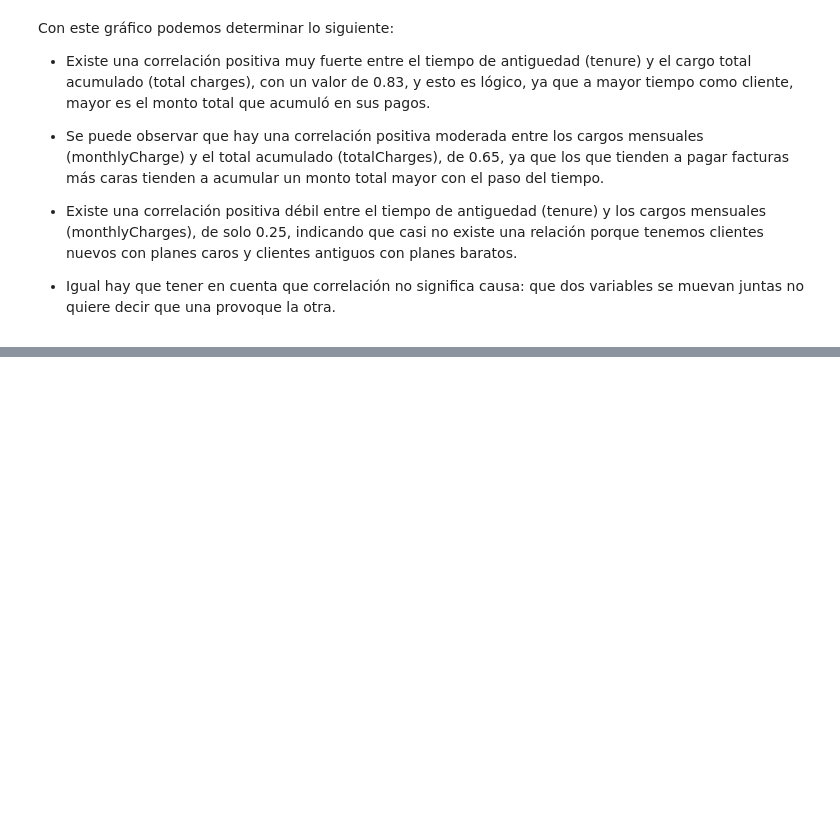
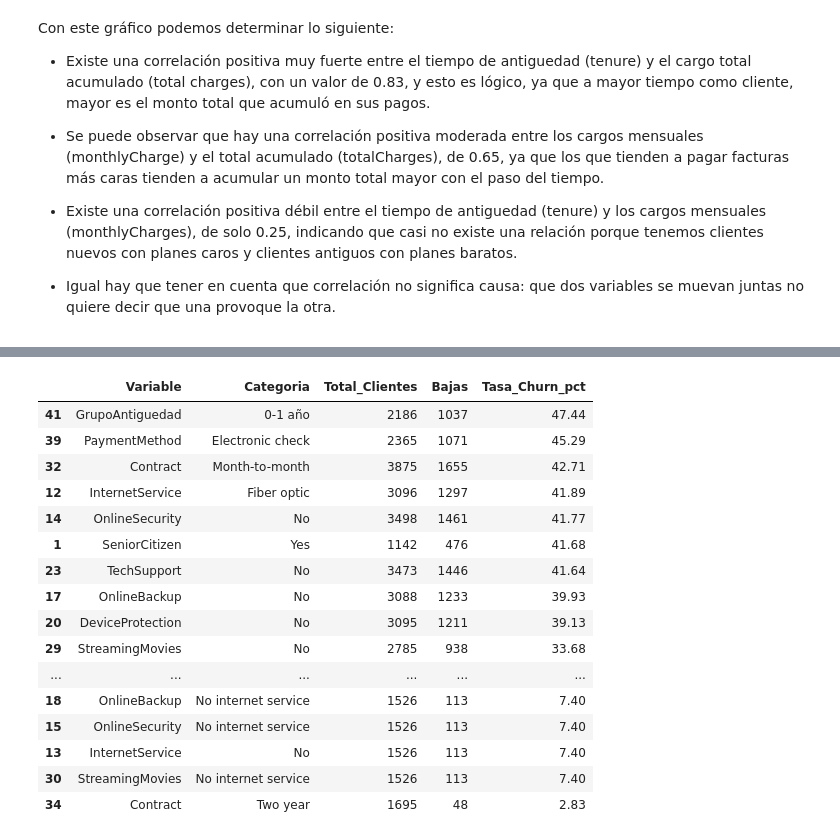
Before and after one commit to andyargg/tpi-analisis-de-datos, a Jupyter notebook: notebooks/TPI_Analisis_de_Datos.ipynb, the cells around one changed output, grey strips where cells are left out. Cells and saved outputs as stored; diff of their text form; code cells hidden in the pictures; blank space fills up the shorter version.

```diff
--- a/notebooks/TPI_Analisis_de_Datos.ipynb
+++ b/notebooks/TPI_Analisis_de_Datos.ipynb
@@ -482,0 +546,44 @@ Con este gráfico podemos determinar lo siguiente:
+# %%
+if "ChurnNum" not in df.columns:
+  df["ChurnNum"] = (df["Churn"] == "Yes").astype(int)
+tablas = []
+
+for col in cat_cols:
+  res = (
+      df.groupby(col, observed=False)
+      .agg(
+          Total_Clientes=("ChurnNum", "count"),
+          Bajas=("ChurnNum", "sum"),
+          Tasa_Churn_pct=("ChurnNum", lambda s: round(s.mean() * 100, 2)),
+      )
+      .reset_index()
+  )
+  res.insert(0, "Variable", col)
+  res = res.rename(columns={col: "Categoria"})
+  tablas.append(res)
+
+df_churn_cat = pd.concat(tablas, ignore_index=True)
+
+display(
+    df_churn_cat[df_churn_cat["Total_Clientes"] >= 50].sort_values(
+        by="Tasa_Churn_pct", ascending=False
+    )
+)
+# %% [output]
+|  | Variable | Categoria | Total_Clientes | Bajas | Tasa_Churn_pct |
+| 41 | GrupoAntiguedad | 0-1 año | 2186 | 1037 | 47.44 |
+| 39 | PaymentMethod | Electronic check | 2365 | 1071 | 45.29 |
+| 32 | Contract | Month-to-month | 3875 | 1655 | 42.71 |
+| 12 | InternetService | Fiber optic | 3096 | 1297 | 41.89 |
+| 14 | OnlineSecurity | No | 3498 | 1461 | 41.77 |
+| 1 | SeniorCitizen | Yes | 1142 | 476 | 41.68 |
+| 23 | TechSupport | No | 3473 | 1446 | 41.64 |
+| 17 | OnlineBackup | No | 3088 | 1233 | 39.93 |
+| 20 | DeviceProtection | No | 3095 | 1211 | 39.13 |
+| 29 | StreamingMovies | No | 2785 | 938 | 33.68 |
+| ... | ... | ... | ... | ... | ... |
+| 18 | OnlineBackup | No internet service | 1526 | 113 | 7.40 |
+| 15 | OnlineSecurity | No internet service | 1526 | 113 | 7.40 |
+| 13 | InternetService | No | 1526 | 113 | 7.40 |
+| 30 | StreamingMovies | No internet service | 1526 | 113 | 7.40 |
+| 34 | Contract | Two year | 1695 | 48 | 2.83 |
```
Also changed, not shown: parts of 9 cells of this notebook.
